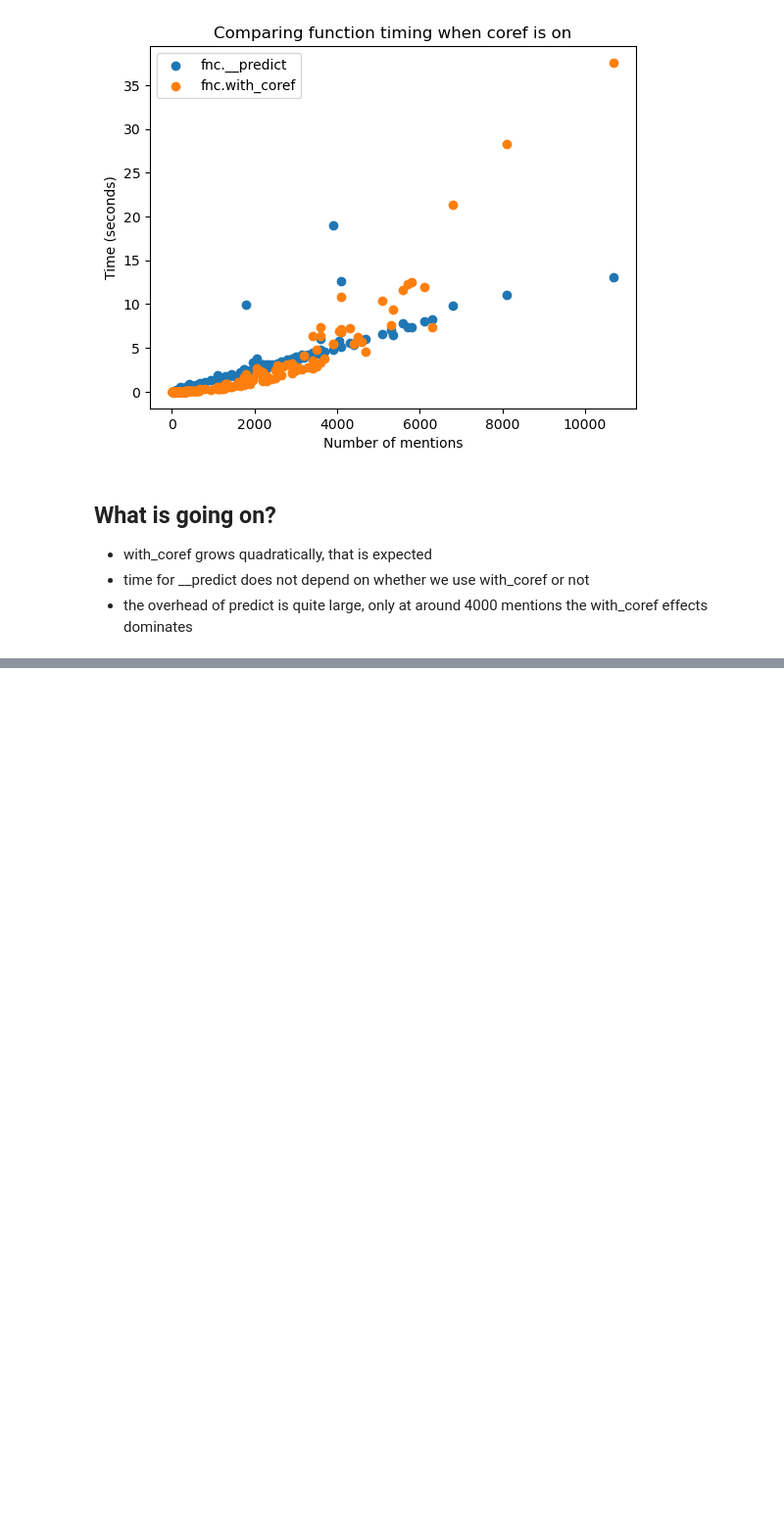
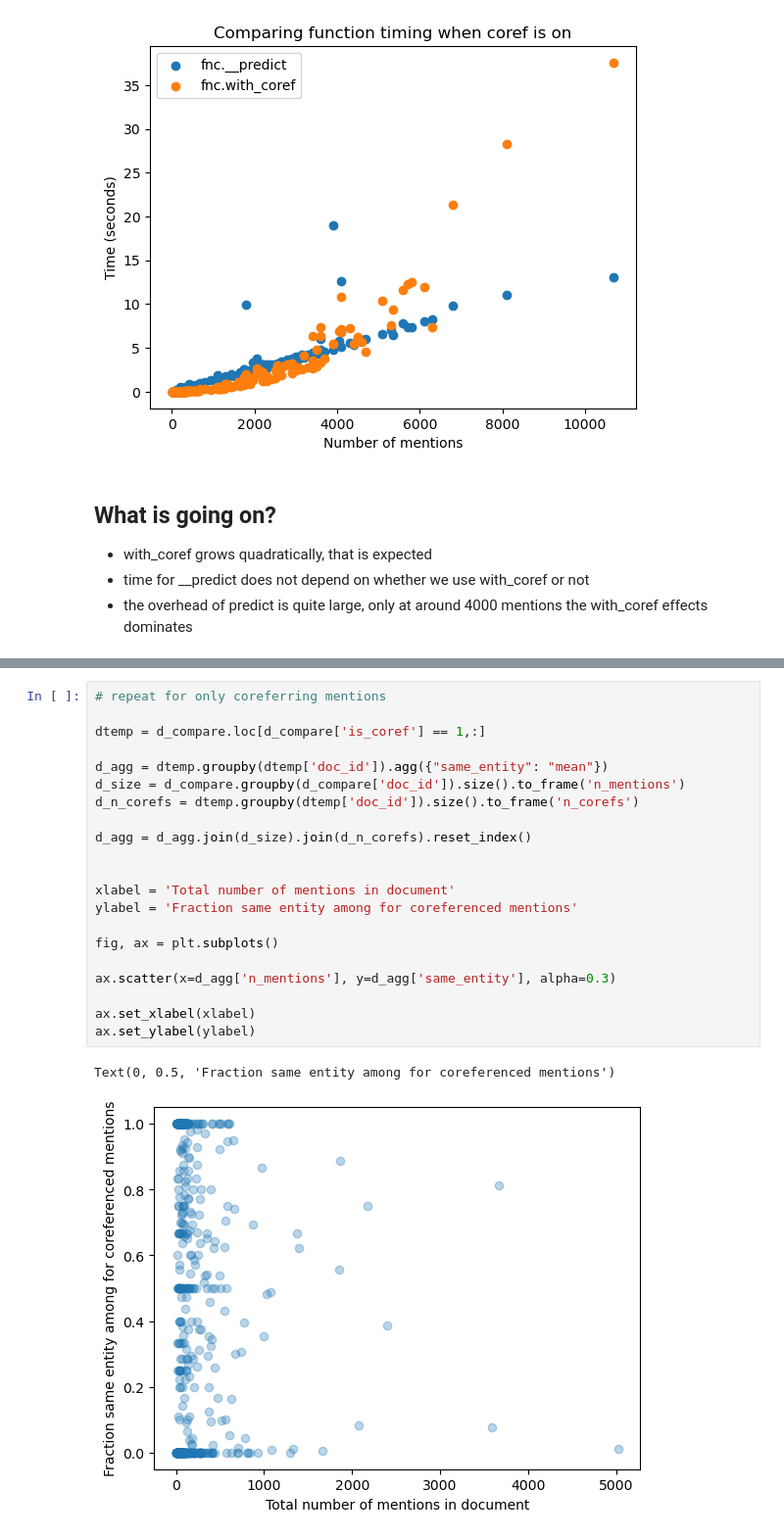
Before and after one commit to f-hafner/explore_coref, a Jupyter notebook: overview.ipynb, the cells around one changed output, grey strips where cells are left out. Shown at 98% size. Saved outputs shown, nothing was run; the diff lists cells and outputs as text; blank space fills up the shorter version.

```diff
--- a/overview.ipynb
+++ b/overview.ipynb
@@ -227,0 +333,24 @@ Text(0.5, 1.0, 'Comparing function timing when coref is on')
+# %%
+# repeat for only coreferring mentions
+
+dtemp = d_compare.loc[d_compare['is_coref'] == 1,:]
+
+d_agg = dtemp.groupby(dtemp['doc_id']).agg({"same_entity": "mean"})
+d_size = d_compare.groupby(d_compare['doc_id']).size().to_frame('n_mentions')
+d_n_corefs = dtemp.groupby(dtemp['doc_id']).size().to_frame('n_corefs')
+
+d_agg = d_agg.join(d_size).join(d_n_corefs).reset_index()
+
+
+xlabel = 'Total number of mentions in document'
+ylabel = 'Fraction same entity among for coreferenced mentions'
+
+fig, ax = plt.subplots()
+
+ax.scatter(x=d_agg['n_mentions'], y=d_agg['same_entity'], alpha=0.3)
+
+ax.set_xlabel(xlabel)
+ax.set_ylabel(ylabel)
+# %% [output]
+Text(0, 0.5, 'Fraction same entity among for coreferenced mentions')
+[figure, added]
```
Also changed, not shown: parts of 17 cells of this notebook, 1 other file.
